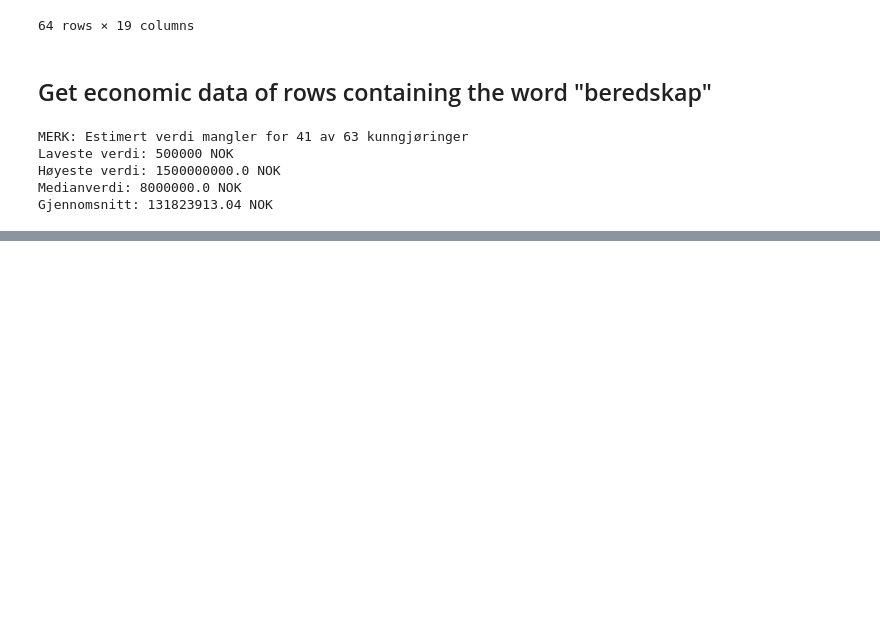
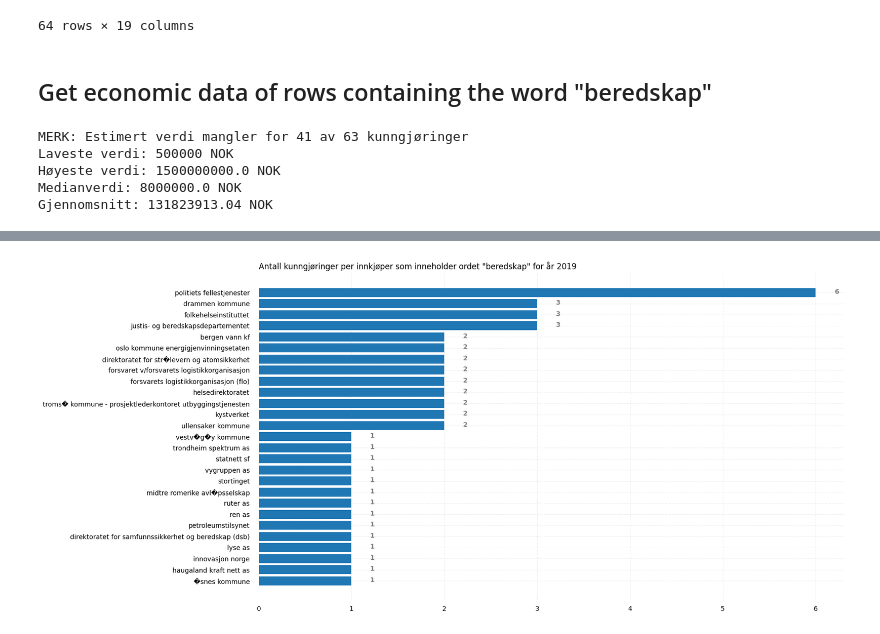
Before and after one commit to janethorv/public-procurement-analytics, a Jupyter notebook: pandas-analytics/EDA.ipynb, the cells around one changed output, grey strips where cells are left out. Drawn from its saved outputs; the diff is of its cells as text; code cells hidden in the pictures; blank space fills up the shorter version.

```diff
--- a/pandas-analytics/EDA.ipynb
+++ b/pandas-analytics/EDA.ipynb
@@ -211,0 +399,4 @@ Gjennomsnitt: 131823913.04 NOK
+# %%
+plot_procurement(freq_df_2019, 2019)
+# %% [output]
+[figure, added]
```
Also changed, not shown: parts of 15 cells of this notebook.
